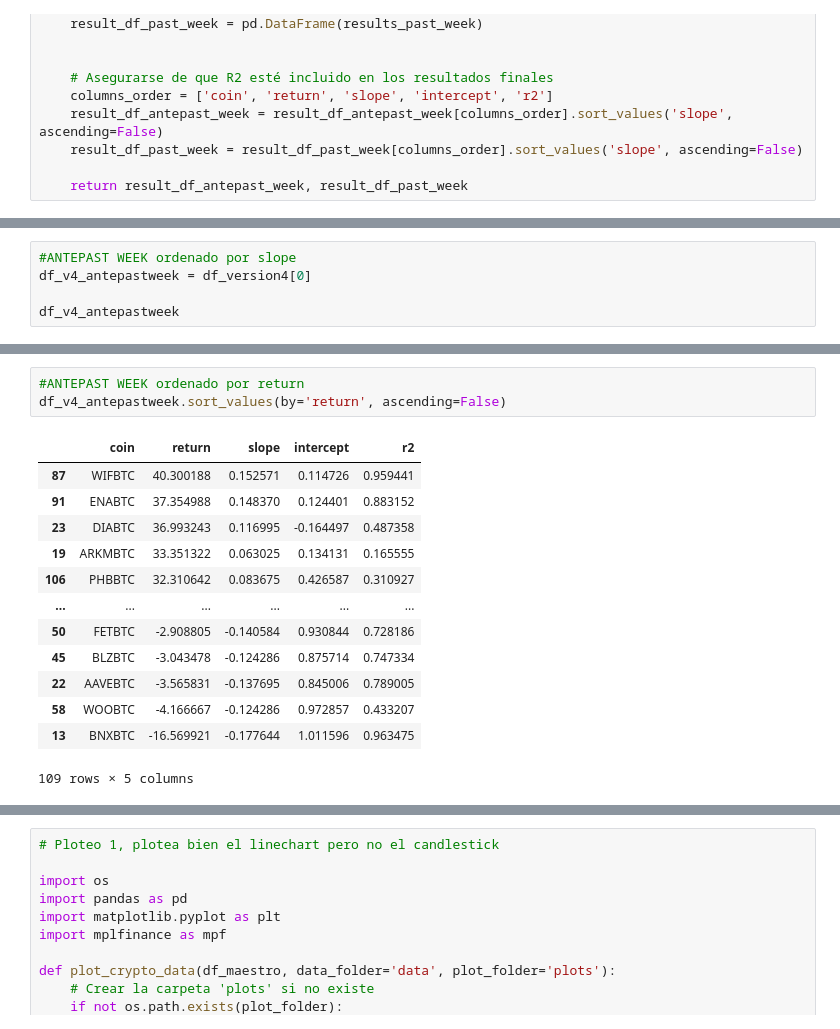
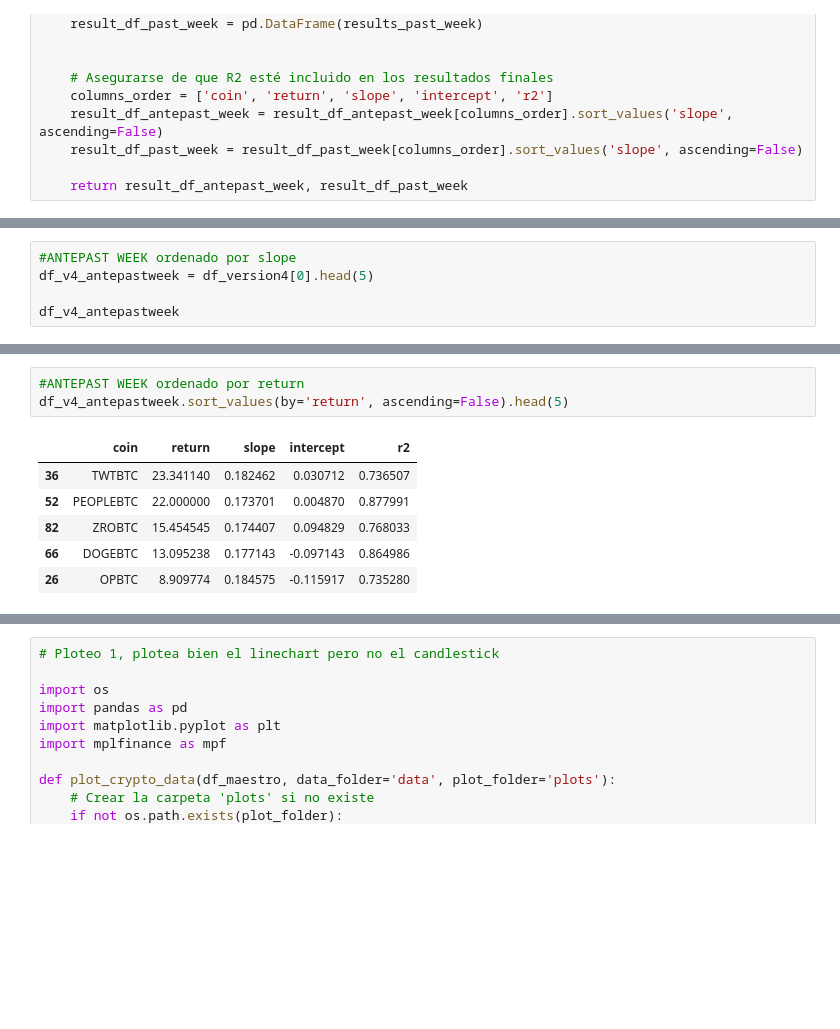
Before and after one commit to eduardogv/binance-momentum, a Jupyter notebook: binance_top_coins.ipynb, the cells around one changed output, grey strips where cells are left out. Cells and saved outputs as stored; diff of their text form; blank space fills up the shorter version.

Commit message:
final results by return

```diff
--- a/binance_top_coins.ipynb
+++ b/binance_top_coins.ipynb
@@ -803,6 +808,6 @@ df_v4_pastweek.sort_values(by='return', ascending=False)
 # %%
 #ANTEPAST WEEK ordenado por slope
-df_v4_antepastweek = df_version4[0]
+df_v4_antepastweek = df_version4[0].head(5)
 
 df_v4_antepastweek
 # %% [output]
@@ -822,17 +820,10 @@ df_v4_antepastweek
 # %%
 #ANTEPAST WEEK ordenado por return
-df_v4_antepastweek.sort_values(by='return', ascending=False)
+df_v4_antepastweek.sort_values(by='return', ascending=False).head(5)
 # %% [output]
 |  | coin | return | slope | intercept | r2 |
-| 87 | WIFBTC | 40.300188 | 0.152571 | 0.114726 | 0.959441 |
-| 91 | ENABTC | 37.354988 | 0.148370 | 0.124401 | 0.883152 |
-| 23 | DIABTC | 36.993243 | 0.116995 | -0.164497 | 0.487358 |
-| 19 | ARKMBTC | 33.351322 | 0.063025 | 0.134131 | 0.165555 |
-| 106 | PHBBTC | 32.310642 | 0.083675 | 0.426587 | 0.310927 |
-| ... | ... | ... | ... | ... | ... |
-| 50 | FETBTC | -2.908805 | -0.140584 | 0.930844 | 0.728186 |
-| 45 | BLZBTC | -3.043478 | -0.124286 | 0.875714 | 0.747334 |
-| 22 | AAVEBTC | -3.565831 | -0.137695 | 0.845006 | 0.789005 |
-| 58 | WOOBTC | -4.166667 | -0.124286 | 0.972857 | 0.433207 |
-| 13 | BNXBTC | -16.569921 | -0.177644 | 1.011596 | 0.963475 |
+| 36 | TWTBTC | 23.341140 | 0.182462 | 0.030712 | 0.736507 |
+| 52 | PEOPLEBTC | 22.000000 | 0.173701 | 0.004870 | 0.877991 |
+| 82 | ZROBTC | 15.454545 | 0.174407 | 0.094829 | 0.768033 |
+| 66 | DOGEBTC | 13.095238 | 0.177143 | -0.097143 | 0.864986 |
+| 26 | OPBTC | 8.909774 | 0.184575 | -0.115917 | 0.735280 |
-109 rows × 5 columns
```
Also changed, not shown: parts of 22 cells of this notebook.
